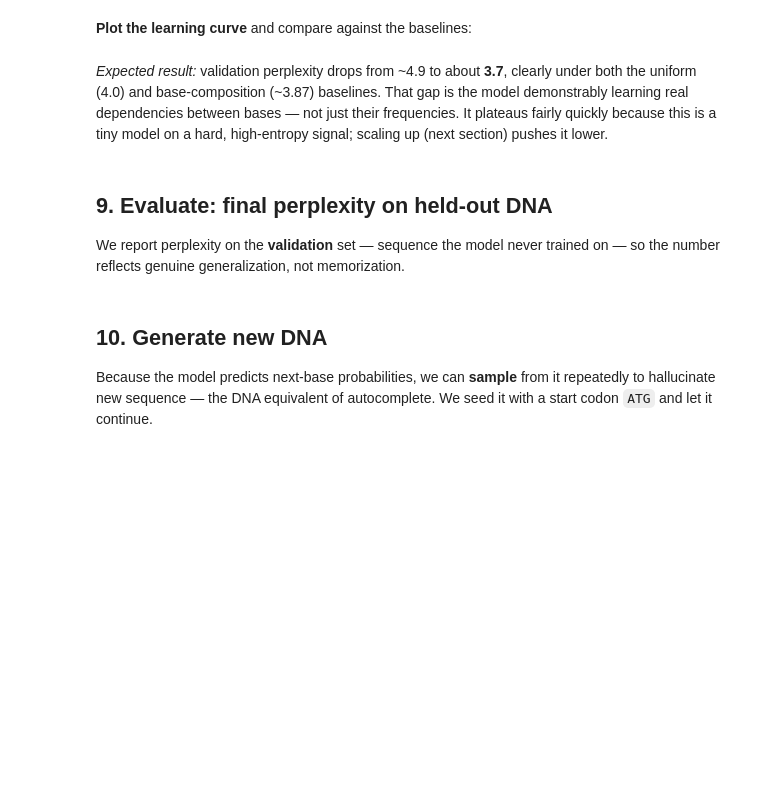
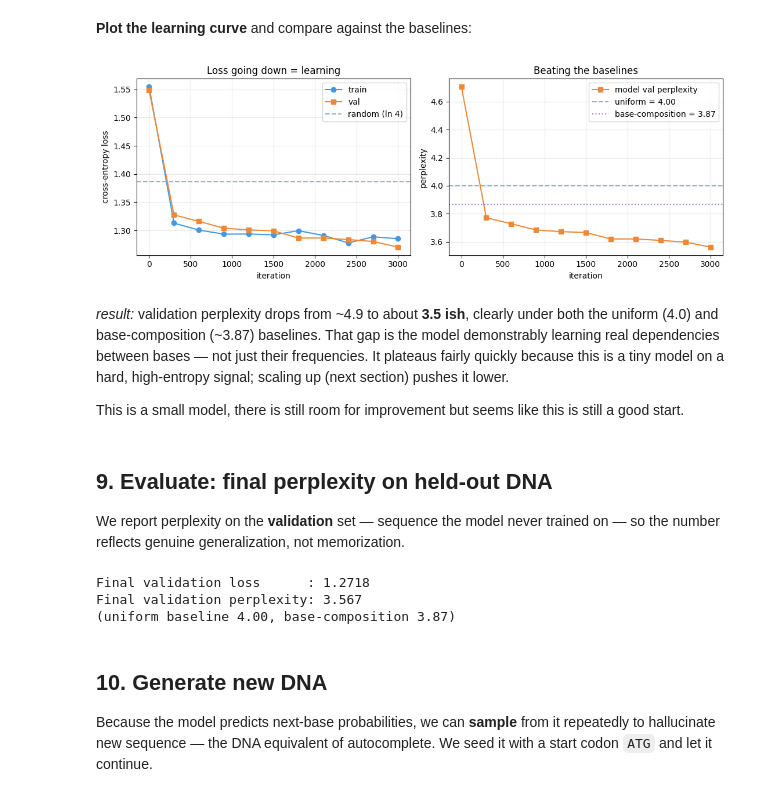
Before and after one commit to EnuhBlaise/DNA_LargeLanguageModel, a Jupyter notebook: dna_language_model_tutorial.ipynb, the cells around one changed output. Drawn from its saved outputs; the diff is of its cells as text; code cells hidden in the pictures; blank space fills up the shorter version.

Commit message:
Added figures from initial runs

```diff
--- a/dna_language_model_tutorial.ipynb
+++ b/dna_language_model_tutorial.ipynb
@@ -223,9 +236,16 @@ def get_batch(split):
     y = torch.stack([d[i+1:i+block_size+1]   for i in ix])   # targets = shifted by 1
     return x.to(device), y.to(device)
 
-device = "cuda" if torch.cuda.is_available() else "cpu"
+# Device priority: CUDA (NVIDIA) → MPS (Apple Silicon) → CPU
+#if torch.cuda.is_available():
+#    device = "cuda"
+#elif torch.backends.mps.is_available():
+#    device = "mps"
+#else:
+#    device = "cpu"
 
 xb, yb = get_batch("train")
 print("input batch shape:", tuple(xb.shape), "= (batch_size, block_size)")
 print("one input window :", decode(xb[0].tolist()))
 print("its target window:", decode(yb[0].tolist()), " <- shifted by one base")
+print("Device used is :", device)
@@ -256,8 +282,8 @@ n_head   = 3     # number of attention heads (n_embd must divide by n_head)
 n_layer  = 3     # number of stacked Transformer blocks
 dropout  = 0.1   # randomly zero 10% of activations during training (prevents overfitting)
 
-max_iters     = 800    # training steps  (bump to 3000+ on a GPU for better results)
-eval_interval = 100    # how often to check validation loss
+max_iters     = 3000    # training steps  (bump to 3000+ on a GPU for better results)
+eval_interval = 300    # how often to check validation loss
 eval_iters    = 30     # how many batches to average when measuring loss
 learning_rate = 3e-3   # how big a step the optimizer takes
 
@@ -426,23 +571,31 @@ print("Done.")
 # %%
 its   = [h[0] for h in history]
 trl   = [h[1] for h in history]
 val   = [h[2] for h in history]
 
 fig, (a, b) = plt.subplots(1, 2, figsize=(11, 4))
 a.plot(its, trl, "o-", label="train", color="#4299e1")
 a.plot(its, val, "s-", label="val",   color="#ed8936")
 a.axhline(math.log(4), ls="--", color="#a0aec0", label="random (ln 4)")
 a.set_xlabel("iteration"); a.set_ylabel("cross-entropy loss"); a.legend(); a.grid(alpha=.3)
 a.set_title("Loss going down = learning")
 
 b.plot(its, [math.exp(v) for v in val], "s-", color="#ed8936", label="model val perplexity")
 b.axhline(uniform_ppl, ls="--", color="#a0aec0", label=f"uniform = {uniform_ppl:.2f}")
 b.axhline(unigram_ppl, ls=":",  color="#9f7aea", label=f"base-composition = {unigram_ppl:.2f}")
 b.set_xlabel("iteration"); b.set_ylabel("perplexity"); b.legend(); b.grid(alpha=.3)
 b.set_title("Beating the baselines")
-plt.tight_layout(); plt.show()
+plt.tight_layout()
+os.makedirs("docs/figures", exist_ok=True)
+plt.savefig("docs/figures/loss_perplexity.png", dpi=150, bbox_inches="tight")
+plt.show()
+print("Saved → docs/figures/loss_perplexity.png")
+# %% [output]
+[figure, added]
 # %% [markdown]
-*Expected result:* validation perplexity drops from ~4.9 to about **3.7**, clearly under both the uniform (4.0) and base-composition (~3.87) baselines. That gap is the model demonstrably learning real dependencies between bases — not just their frequencies. It plateaus fairly quickly because this is a tiny model on a hard, high-entropy signal; scaling up (next section) pushes it lower.
+*result:* validation perplexity drops from ~4.9 to about **3.5 ish**, clearly under both the uniform (4.0) and base-composition (~3.87) baselines. That gap is the model demonstrably learning real dependencies between bases — not just their frequencies. It plateaus fairly quickly because this is a tiny model on a hard, high-entropy signal; scaling up (next section) pushes it lower.
+
+This is a small model, there is still room for improvement but seems like this is still a good start.
 # %% [markdown]
 ## 9. Evaluate: final perplexity on held-out DNA
 
@@ -452,6 +605,10 @@ L = estimate_loss()
 print(f"Final validation loss      : {L['val']:.4f}")
 print(f"Final validation perplexity: {math.exp(L['val']):.3f}")
 print(f"(uniform baseline {uniform_ppl:.2f}, base-composition {unigram_ppl:.2f})")
+# %% [output]
+Final validation loss      : 1.2718
+Final validation perplexity: 3.567
+(uniform baseline 4.00, base-composition 3.87)
 # %% [markdown]
 ## 10. Generate new DNA
 
```
Also changed, not shown: parts of 13 cells of this notebook, 5 other files.
